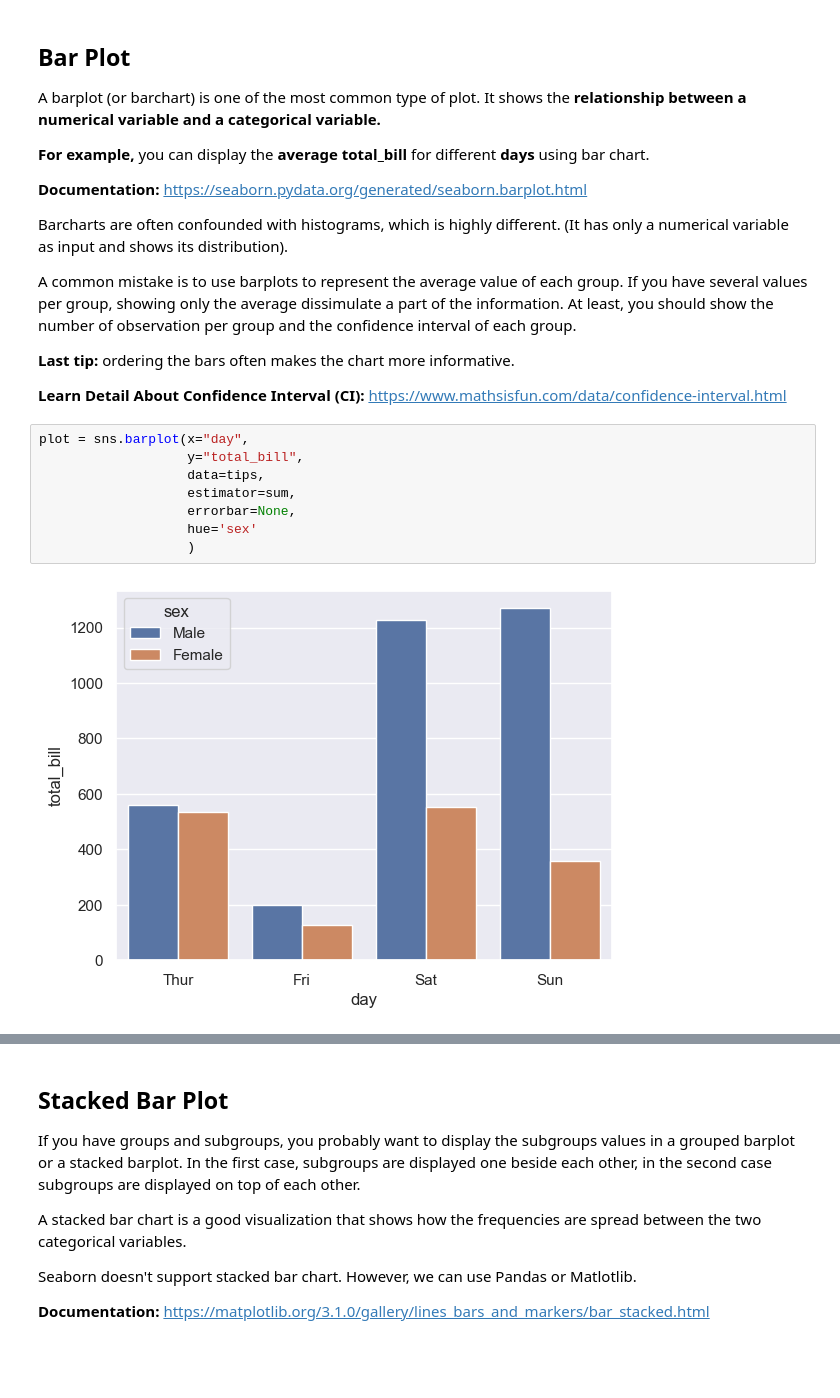
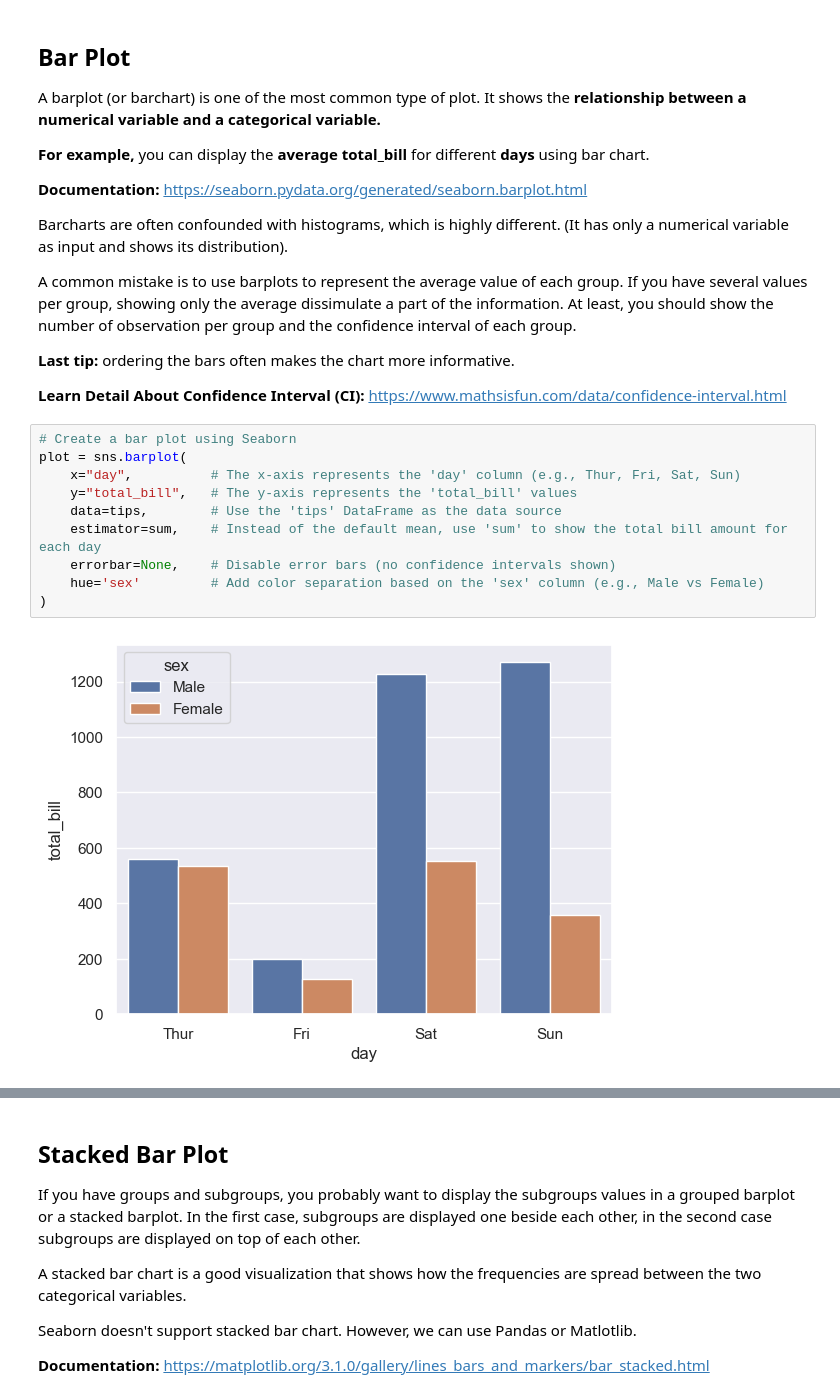
Before and after one commit to ifteeekhar/MLOB1, a Jupyter notebook: Sessions/Day10/data_visualization.ipynb, the cells around one changed output, grey strips where cells are left out. Cells and saved outputs as stored; diff of their text form; blank space fills up the shorter version.

```diff
--- a/Sessions/Day10/data_visualization.ipynb
+++ b/Sessions/Day10/data_visualization.ipynb
@@ -144,16 +151,18 @@ A common mistake is to use barplots to represent the average value of each group
 **Last tip:** ordering the bars often makes the chart more informative.
 
 **Learn Detail About Confidence Interval (CI):** https://www.mathsisfun.com/data/confidence-interval.html
-# %%
-plot = sns.barplot(x="day",
-                   y="total_bill",
-                   data=tips,
-                   estimator=sum,
-                   errorbar=None,
-                   hue='sex'
-                   )
-# %% [output]
-[figure, removed]
+# %%
+# Create a bar plot using Seaborn
+plot = sns.barplot(
+    x="day",          # The x-axis represents the 'day' column (e.g., Thur, Fri, Sat, Sun)
+    y="total_bill",   # The y-axis represents the 'total_bill' values
+    data=tips,        # Use the 'tips' DataFrame as the data source
+    estimator=sum,    # Instead of the default mean, use 'sum' to show the total bill amount for each day
+    errorbar=None,    # Disable error bars (no confidence intervals shown)
+    hue='sex'         # Add color separation based on the 'sex' column (e.g., Male vs Female)
+)
+# %% [output]
+[figure, added]
 # %%
 plot = sns.barplot(x=tips["day"],
                    y=tips["total_bill"],
```
Also changed, not shown: parts of 14 cells of this notebook, 5 other files.
